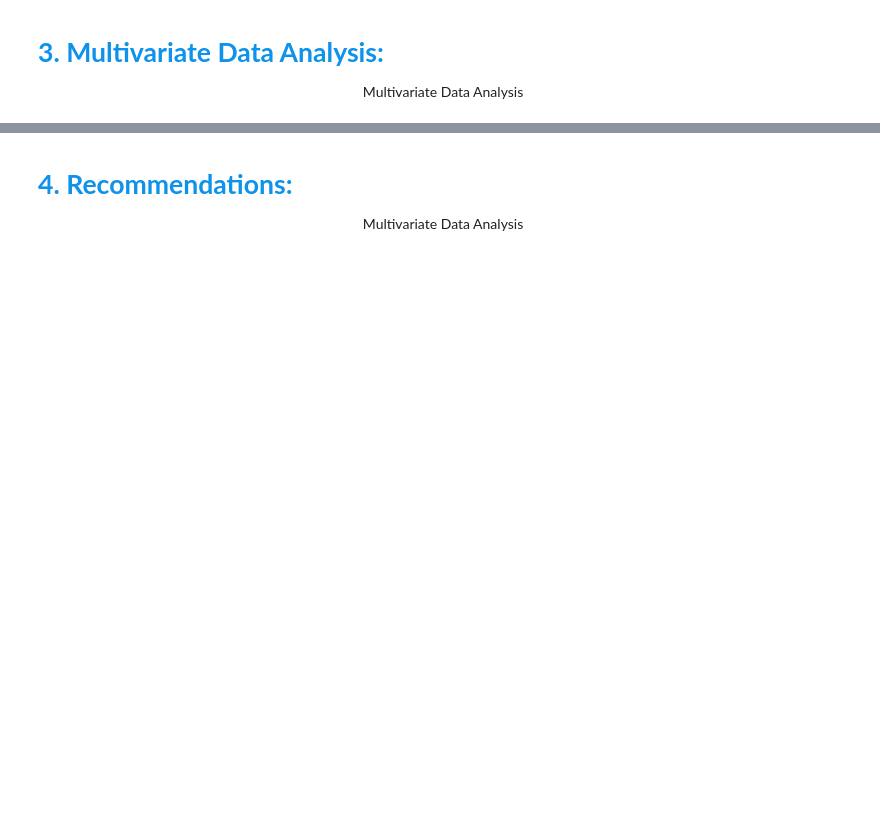
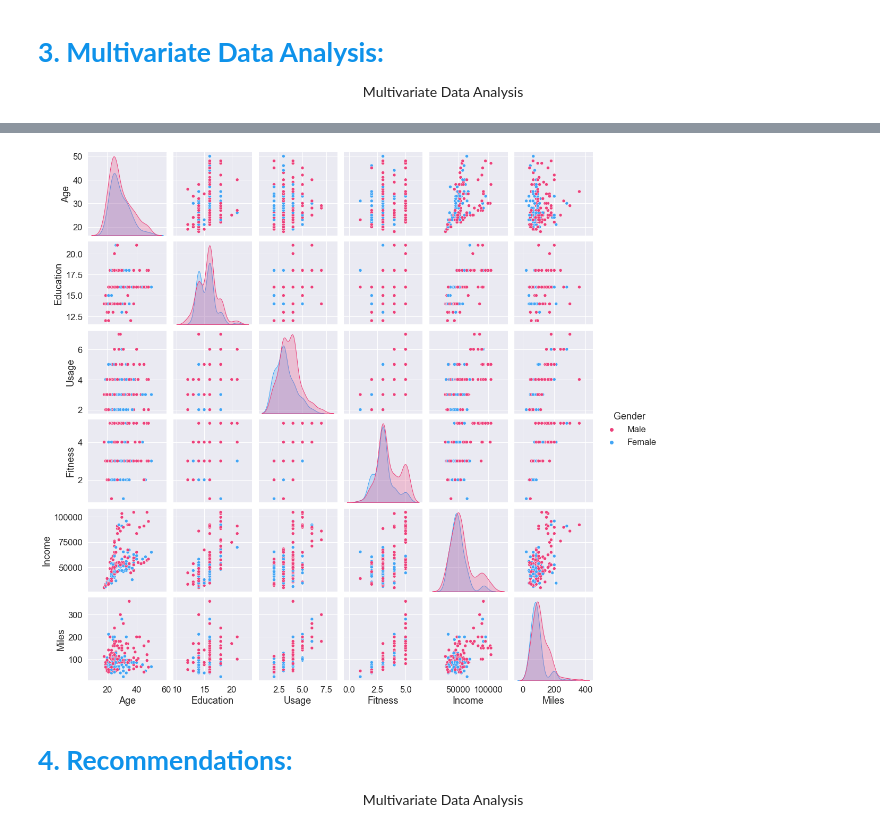
Before and after one commit to lavmot-ms/PG-AIML, a Jupyter notebook: src/Assignments/Assignment1 Data Exploration/Data Exploration Assignment.ipynb, the cells around one changed output, grey strips where cells are left out. Saved outputs shown, nothing was run; the diff lists cells and outputs as text; code cells hidden in the pictures; blank space fills up the shorter version.

```diff
--- a/src/Assignments/Assignment1 Data Exploration/Data Exploration Assignment.ipynb
+++ b/src/Assignments/Assignment1 Data Exploration/Data Exploration Assignment.ipynb
@@ -196,3 +192,7 @@ sns.pairplot(data=main_data, hue="Gender", kind="kde");
+# %%
+sns.pairplot(data=main_data, hue="Gender", kind="scatter");
+# %% [output]
+[figure, added]
 # %% [markdown]
 ####  <span style="font-family: Arial; font-weight:bold;font-size:1.9em;color:#0e92ea"> 4. Recommendations:
 
```
Also changed, not shown: parts of 19 cells of this notebook.
